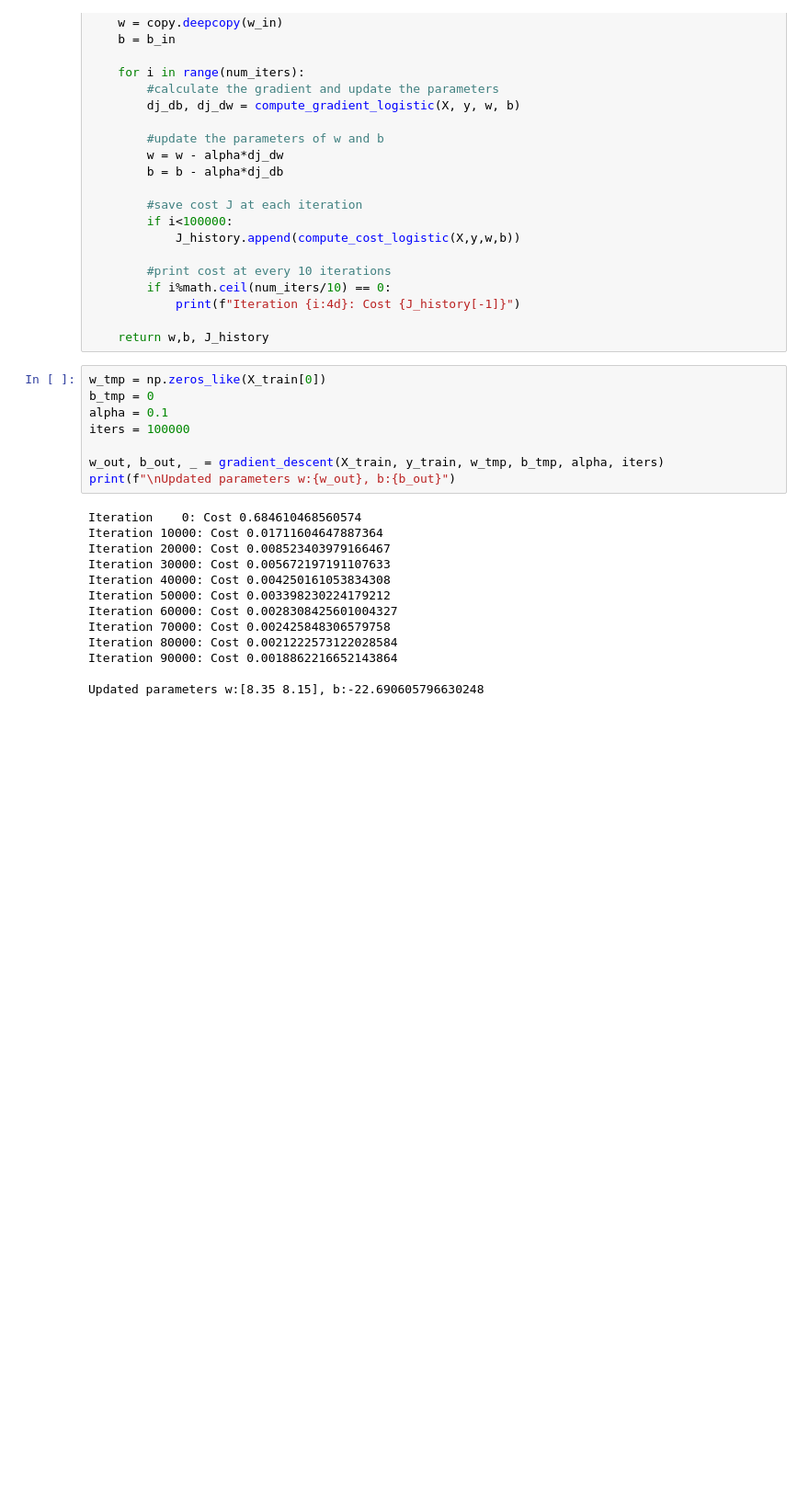
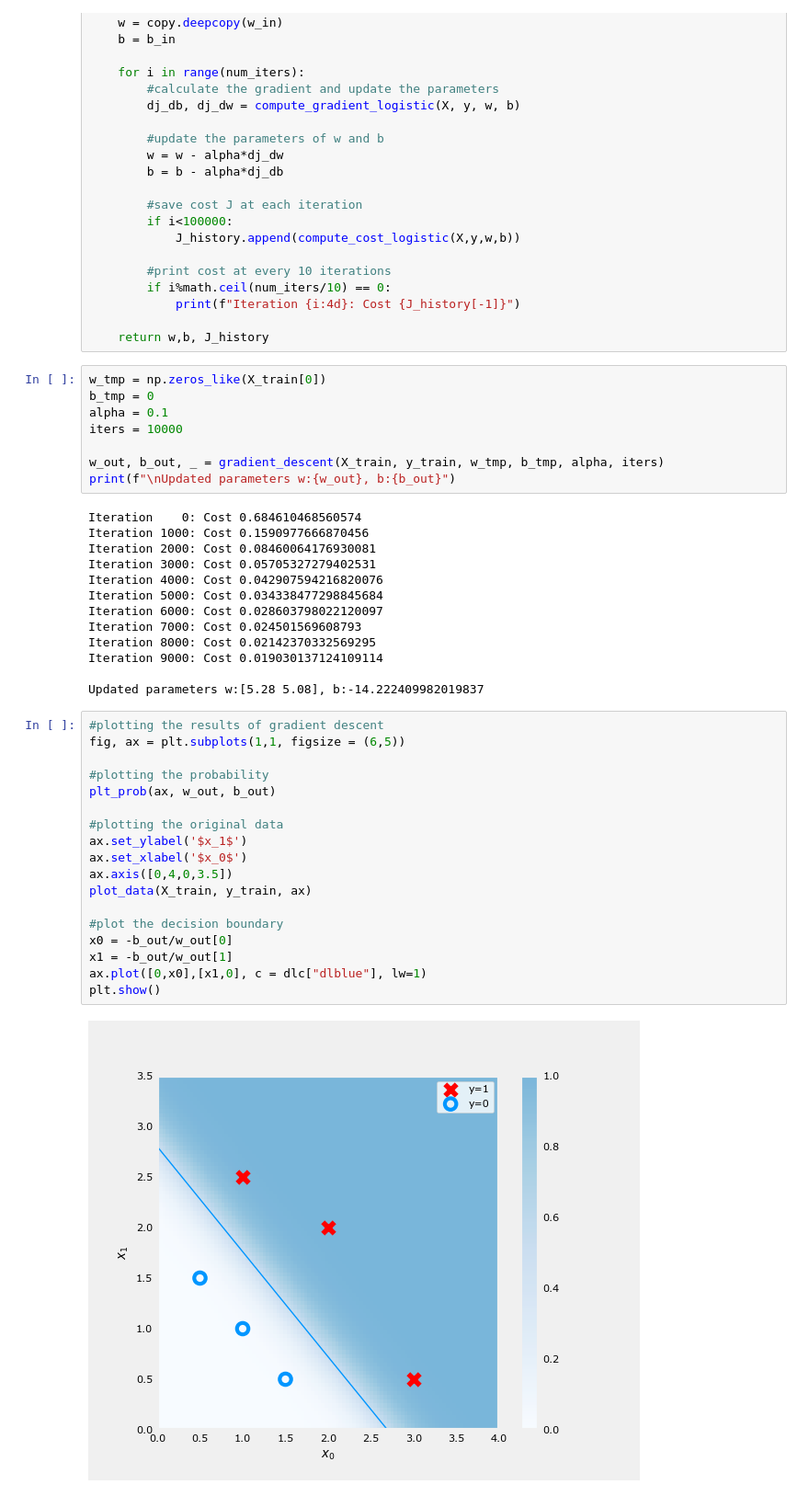
Before and after one commit to amansingh202/python_learning, a Jupyter notebook: W3_lab06.ipynb, the cells around one changed output. Shown: that part at 92% size. Drawn from its saved outputs; the diff is of its cells as text; blank space fills up the shorter version.

Commit message:
plotting the results for gradient descent

```diff
--- a/W3_lab06.ipynb
+++ b/W3_lab06.ipynb
@@ -81,20 +81,40 @@ def gradient_descent(X, y, w_in, b_in, alpha, num_iters):
 w_tmp = np.zeros_like(X_train[0])
 b_tmp = 0
 alpha = 0.1
-iters = 100000
+iters = 10000
 
 w_out, b_out, _ = gradient_descent(X_train, y_train, w_tmp, b_tmp, alpha, iters)
 print(f"\nUpdated parameters w:{w_out}, b:{b_out}")
 # %% [output]
 Iteration    0: Cost 0.684610468560574
-Iteration 10000: Cost 0.01711604647887364
-Iteration 20000: Cost 0.008523403979166467
-Iteration 30000: Cost 0.005672197191107633
-Iteration 40000: Cost 0.004250161053834308
-Iteration 50000: Cost 0.003398230224179212
-Iteration 60000: Cost 0.0028308425601004327
-Iteration 70000: Cost 0.002425848306579758
-Iteration 80000: Cost 0.0021222573122028584
-Iteration 90000: Cost 0.0018862216652143864
+Iteration 1000: Cost 0.1590977666870456
+Iteration 2000: Cost 0.08460064176930081
+Iteration 3000: Cost 0.05705327279402531
+Iteration 4000: Cost 0.042907594216820076
+Iteration 5000: Cost 0.034338477298845684
+Iteration 6000: Cost 0.028603798022120097
+Iteration 7000: Cost 0.024501569608793
+Iteration 8000: Cost 0.02142370332569295
+Iteration 9000: Cost 0.019030137124109114
 
-Updated parameters w:[8.35 8.15], b:-22.690605796630248
+Updated parameters w:[5.28 5.08], b:-14.222409982019837
+# %%
+#plotting the results of gradient descent
+fig, ax = plt.subplots(1,1, figsize = (6,5))
+
+#plotting the probability
+plt_prob(ax, w_out, b_out)
+
+#plotting the original data
+ax.set_ylabel('$x_1$')
+ax.set_xlabel('$x_0$')
+ax.axis([0,4,0,3.5])
+plot_data(X_train, y_train, ax)
+
+#plot the decision boundary
+x0 = -b_out/w_out[0]
+x1 = -b_out/w_out[1]
+ax.plot([0,x0],[x1,0], c = dlc["dlblue"], lw=1)
+plt.show()
+# %% [output]
+[figure, added]
```
